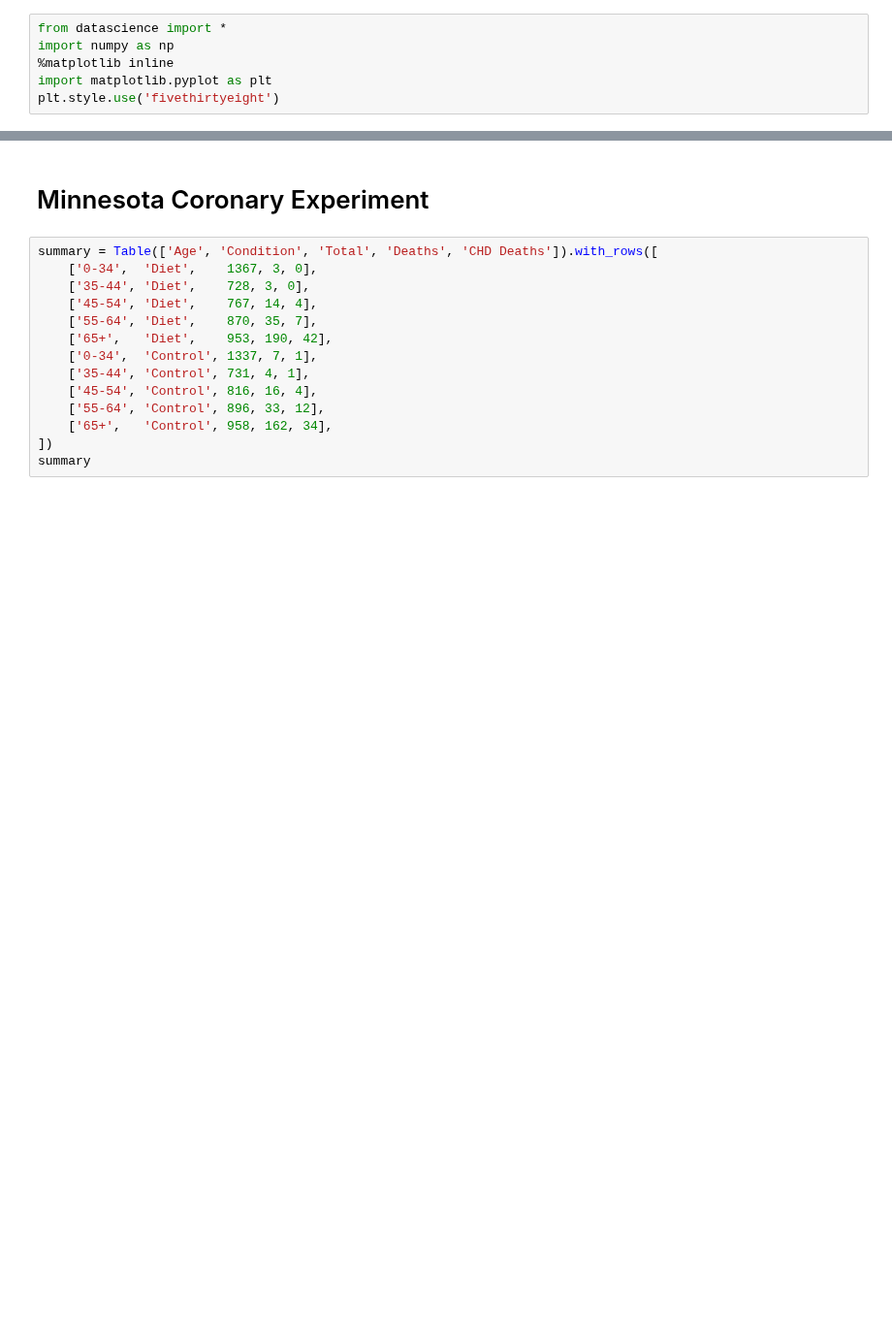
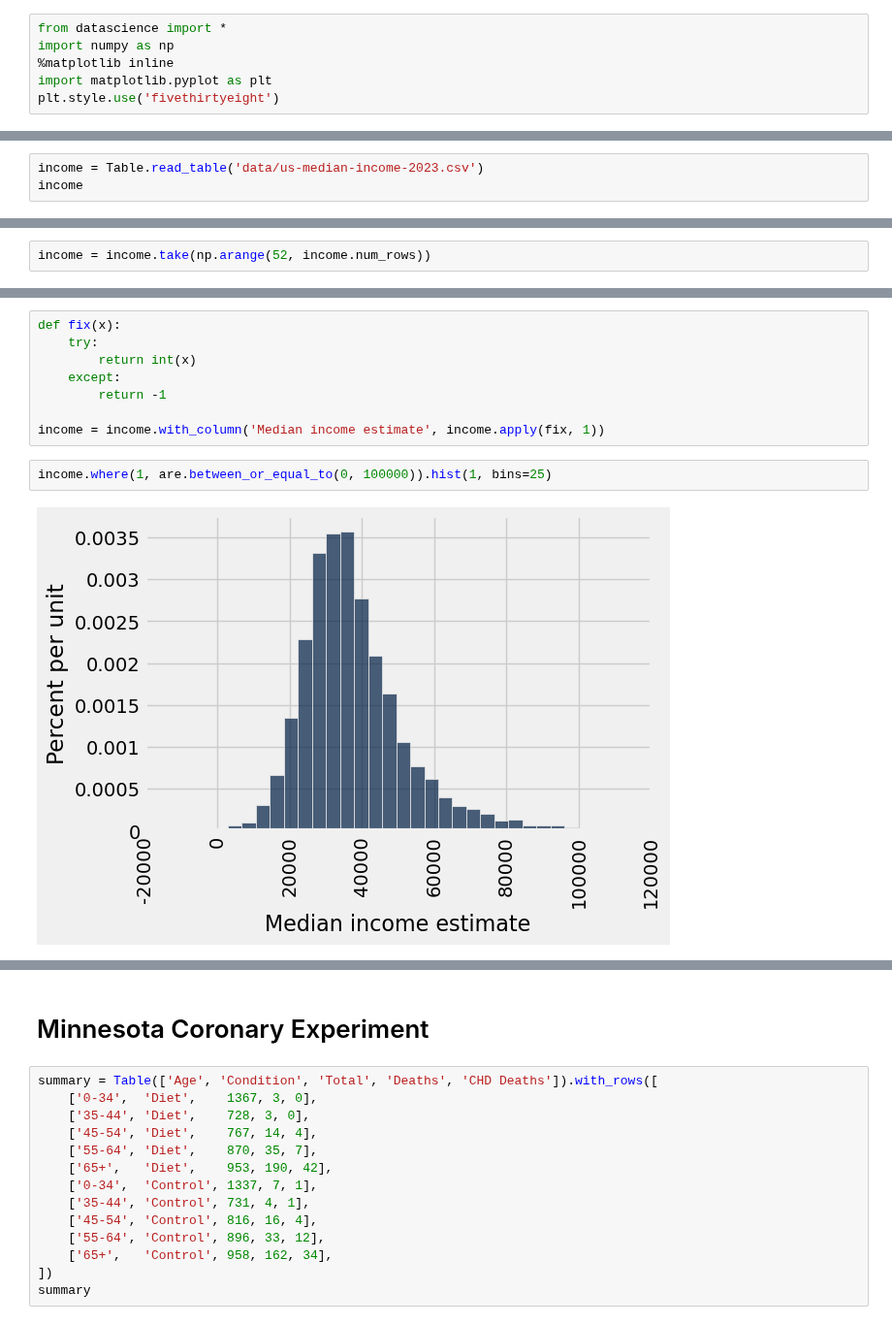
Before and after one commit to lawtonsclass/f24-code-from-class, a Jupyter notebook: data8-practice/final-review.ipynb, the cells around one changed output, grey strips where cells are left out. Shown at 97% size. Saved outputs shown, nothing was run; the diff lists cells and outputs as text; blank space fills up the shorter version.

```diff
--- a/data8-practice/final-review.ipynb
+++ b/data8-practice/final-review.ipynb
@@ -6,0 +9,3 @@ plt.style.use('fivethirtyeight')
+# %%
+income = Table.read_table('data/us-median-income-2023.csv')
+income
@@ -6,0 +25,2 @@ plt.style.use('fivethirtyeight')
+# %%
+income = income.take(np.arange(52, income.num_rows))
@@ -6,0 +43,12 @@ plt.style.use('fivethirtyeight')
+# %%
+def fix(x):
+    try:
+        return int(x)
+    except:
+        return -1
+
+income = income.with_column('Median income estimate', income.apply(fix, 1))
+# %%
+income.where(1, are.between_or_equal_to(0, 100000)).hist(1, bins=25)
+# %% [output]
+[figure, added]
```
Also changed, not shown: parts of 65 cells of this notebook, 3 other files.
